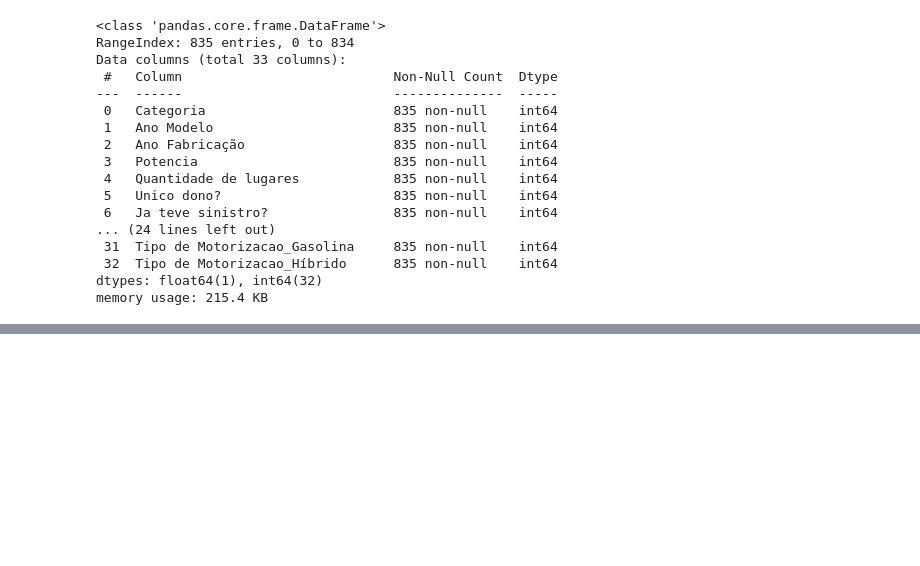
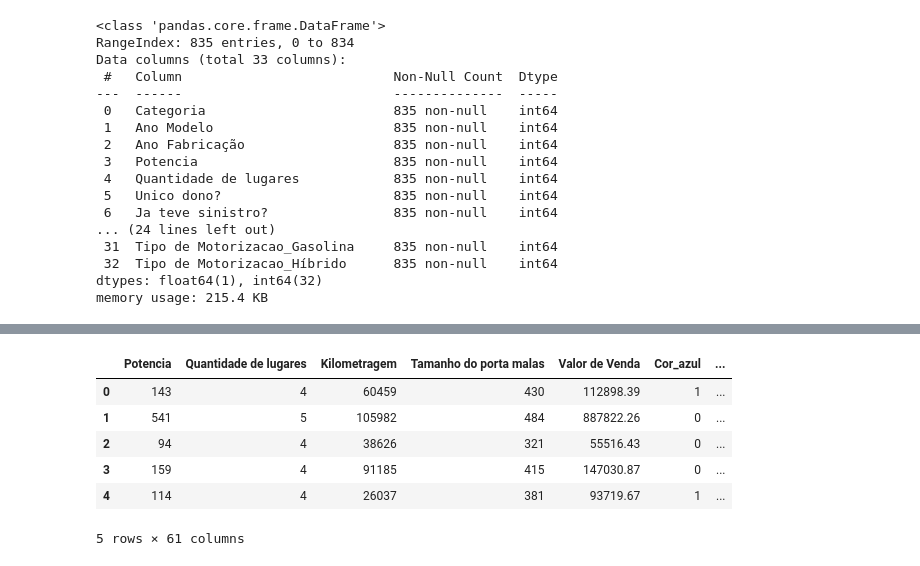
Before and after one commit to rocketseat-education/ia-aplicada, a Jupyter notebook: deep learning 2/Lab_8_DL_DeepLearning2.ipynb, the cells around one changed output, grey strips where cells are left out. Drawn from its saved outputs; the diff is of its cells as text; code cells hidden in the pictures; blank space fills up the shorter version.

Commit message:
Redes Neurais, Deep Learning 2, Laboratorio 8 -  Correlação Variáveis Categoricas da Lista

```diff
--- a/deep learning 2/Lab_8_DL_DeepLearning2.ipynb
+++ b/deep learning 2/Lab_8_DL_DeepLearning2.ipynb
@@ -259,3 +259,15 @@ fig = px.imshow(df_veiculos_encoded.corr(), text_auto=True, aspect="auto",title=
 fig.show()
 # %% [output]
 [interactive output not drawn]
+# %%
+# Transformar variáveis categóricas da lista do dataset, usando one-hot encoding
+df_veiculos_encoded = pd.get_dummies(df_veiculos, columns=categorical_features, dtype=int)
+df_veiculos_encoded.head()
+# %% [output]
+|  | Potencia | Quantidade de lugares | Kilometragem | Tamanho do porta malas | Valor de Venda | Cor_azul | ... |
+| 0 | 143 | 4 | 60459 | 430 | 112898.39 | 1 | ... |
+| 1 | 541 | 5 | 105982 | 484 | 887822.26 | 0 | ... |
+| 2 | 94 | 4 | 38626 | 321 | 55516.43 | 0 | ... |
+| 3 | 159 | 4 | 91185 | 415 | 147030.87 | 0 | ... |
+| 4 | 114 | 4 | 26037 | 381 | 93719.67 | 1 | ... |
+5 rows × 61 columns
```
Also changed, not shown: parts of 2 cells of this notebook.
